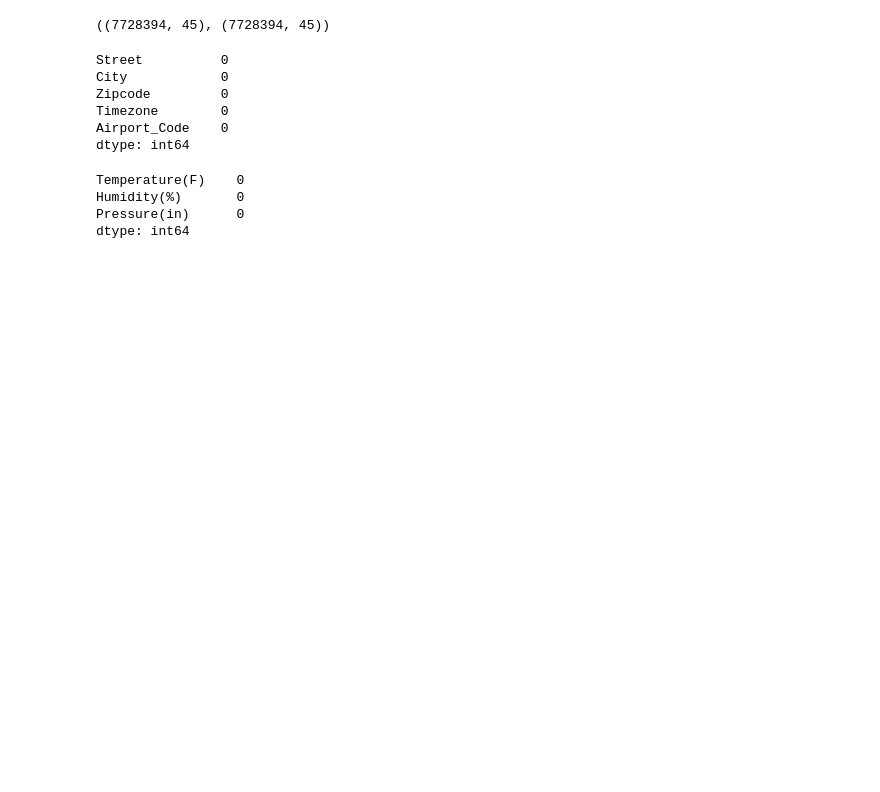
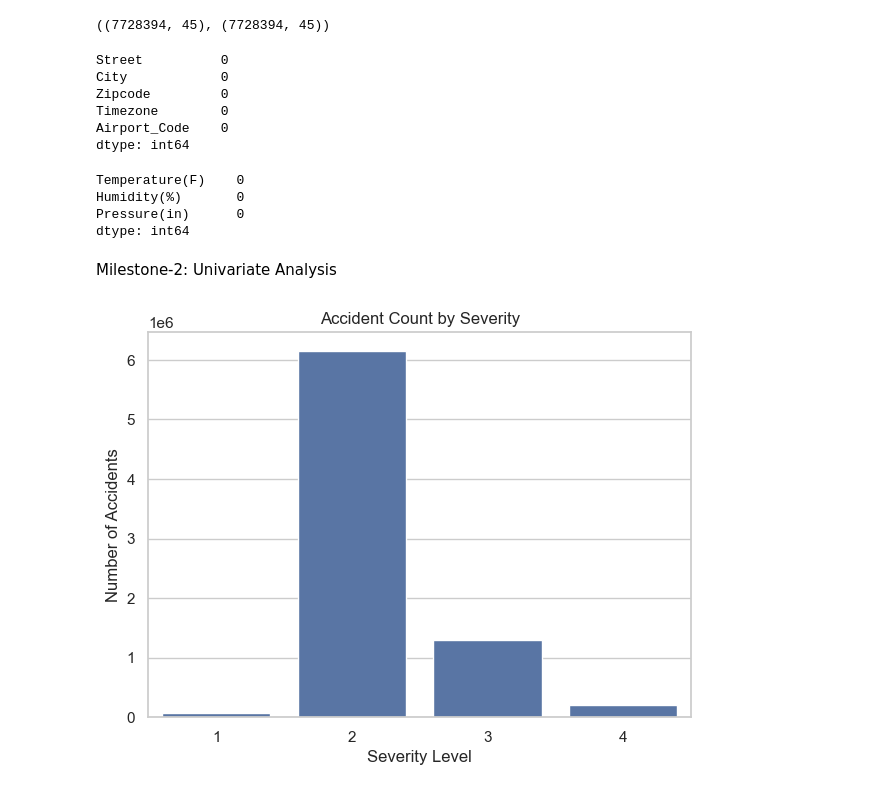
Before and after one commit to Bhoomika26M/RoadSafeAnalytics_Infosys, a Jupyter notebook: analysis.ipynb, the cells around one changed output. Cells and saved outputs as stored; diff of their text form; code cells hidden in the pictures; blank space fills up the shorter version.

Commit message:
Milestone-2: Added insights and additional analysis

```diff
--- a/analysis.ipynb
+++ b/analysis.ipynb
@@ -151,3 +145,24 @@ Temperature(F)    0
 Humidity(%)       0
 Pressure(in)      0
 dtype: int64
+# %% [markdown]
+ Milestone-2: Univariate Analysis
+# %%
+#  Severity distribution
+
+import matplotlib.pyplot as plt
+import seaborn as sns
+
+sns.set(style="whitegrid")
+
+severity_counts = df['Severity'].value_counts().sort_index()
+
+plt.figure(figsize=(7,5))
+sns.barplot(x=severity_counts.index, y=severity_counts.values)
+
+plt.title("Accident Count by Severity")
+plt.xlabel("Severity Level")
+plt.ylabel("Number of Accidents")
+plt.show()
+# %% [output]
+[figure, added]
```
Also changed, not shown: parts of 17 cells of this notebook.
